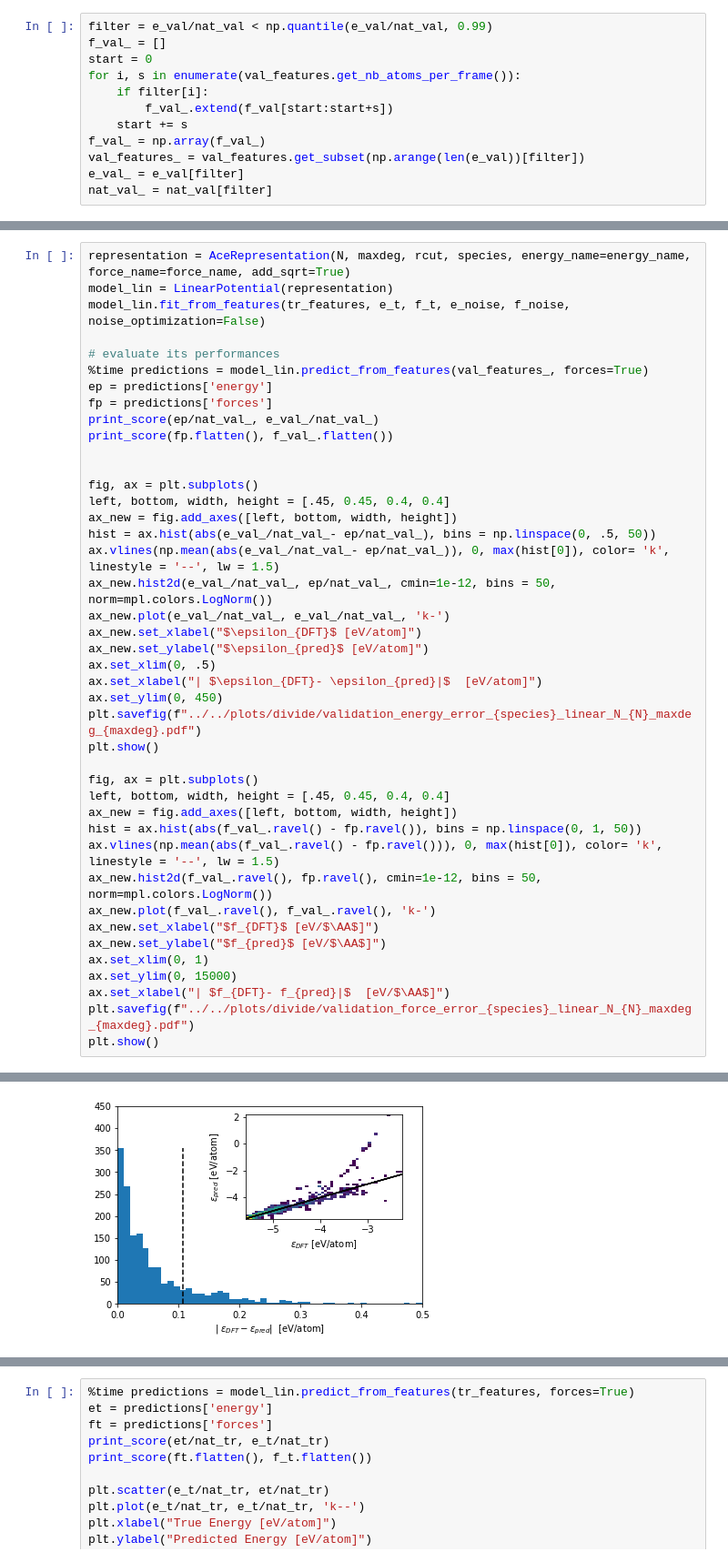
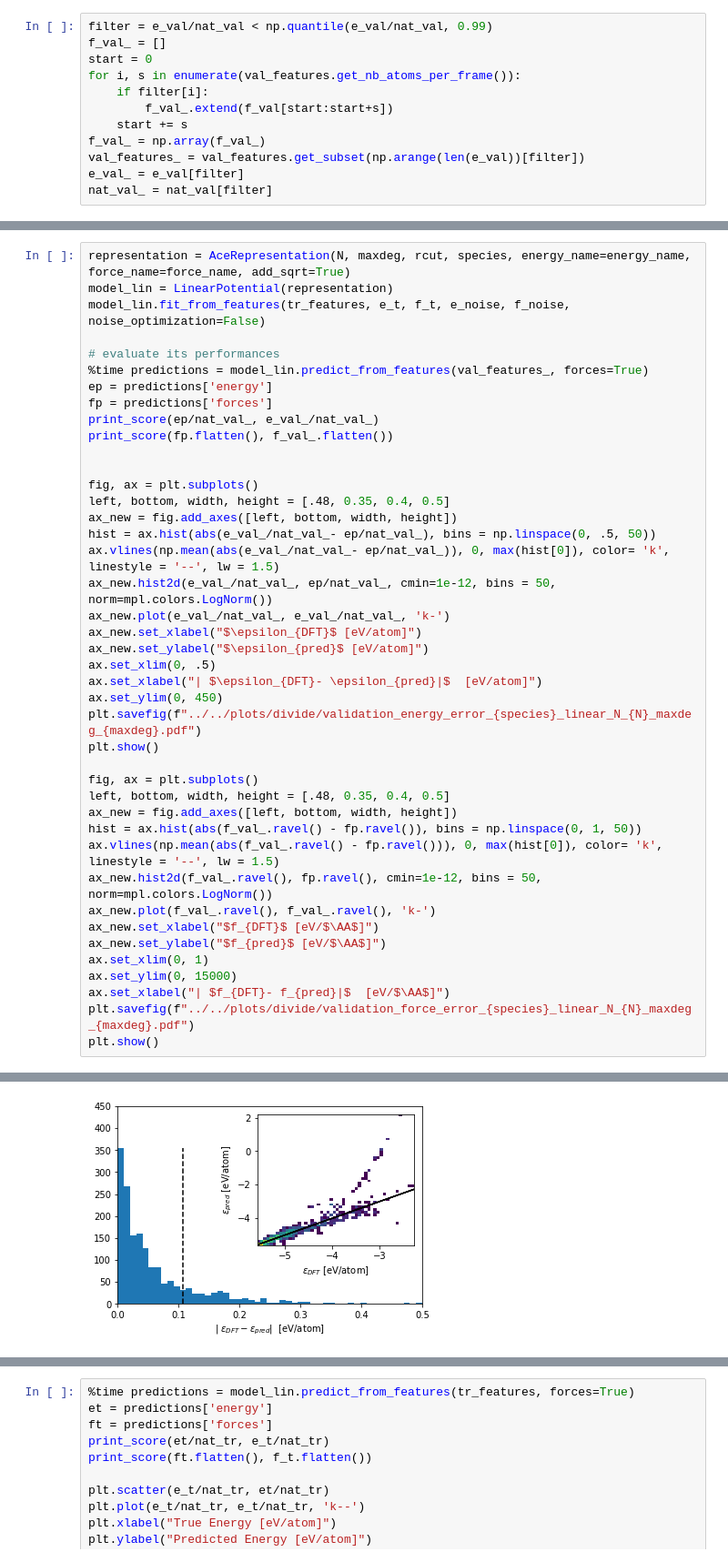
Before and after one commit to ClaudioZeni/Castle, a Jupyter notebook: notebooks/Active_learning.ipynb, the cells around one changed output, grey strips where cells are left out. Shown at 91% size. Saved outputs shown, nothing was run; the diff lists cells and outputs as text.

```diff
--- a/notebooks/Active_learning.ipynb
+++ b/notebooks/Active_learning.ipynb
@@ -93,7 +97,7 @@ print_score(fp.flatten(), f_val_.flatten())
 
 
 fig, ax = plt.subplots()
-left, bottom, width, height = [.45, 0.45, 0.4, 0.4]
+left, bottom, width, height = [.48, 0.35, 0.4, 0.5]
 ax_new = fig.add_axes([left, bottom, width, height])
 hist = ax.hist(abs(e_val_/nat_val_- ep/nat_val_), bins = np.linspace(0, .5, 50))
 ax.vlines(np.mean(abs(e_val_/nat_val_- ep/nat_val_)), 0, max(hist[0]), color= 'k', linestyle = '--', lw = 1.5)
@@ -108,7 +112,7 @@ plt.savefig(f"../../plots/divide/validation_energy_error_{species}_linear_N_{N}_
 plt.show()
 
 fig, ax = plt.subplots()
-left, bottom, width, height = [.45, 0.45, 0.4, 0.4]
+left, bottom, width, height = [.48, 0.35, 0.4, 0.5]
 ax_new = fig.add_axes([left, bottom, width, height])
 hist = ax.hist(abs(f_val_.ravel() - fp.ravel()), bins = np.linspace(0, 1, 50))
 ax.vlines(np.mean(abs(f_val_.ravel() - fp.ravel())), 0, max(hist[0]), color= 'k', linestyle = '--', lw = 1.5)
@@ -127,3 +131,3 @@ Wall time: 47.4 ms
 MAE=0.106 RMSE=0.328 SUP=4.764 R2=0.801
 MAE=0.229 RMSE=0.378 SUP=45.084 R2=0.861
-[figure, old version]
+[figure, new version]
```
Also changed, not shown: parts of 26 cells of this notebook, 1 other file.
